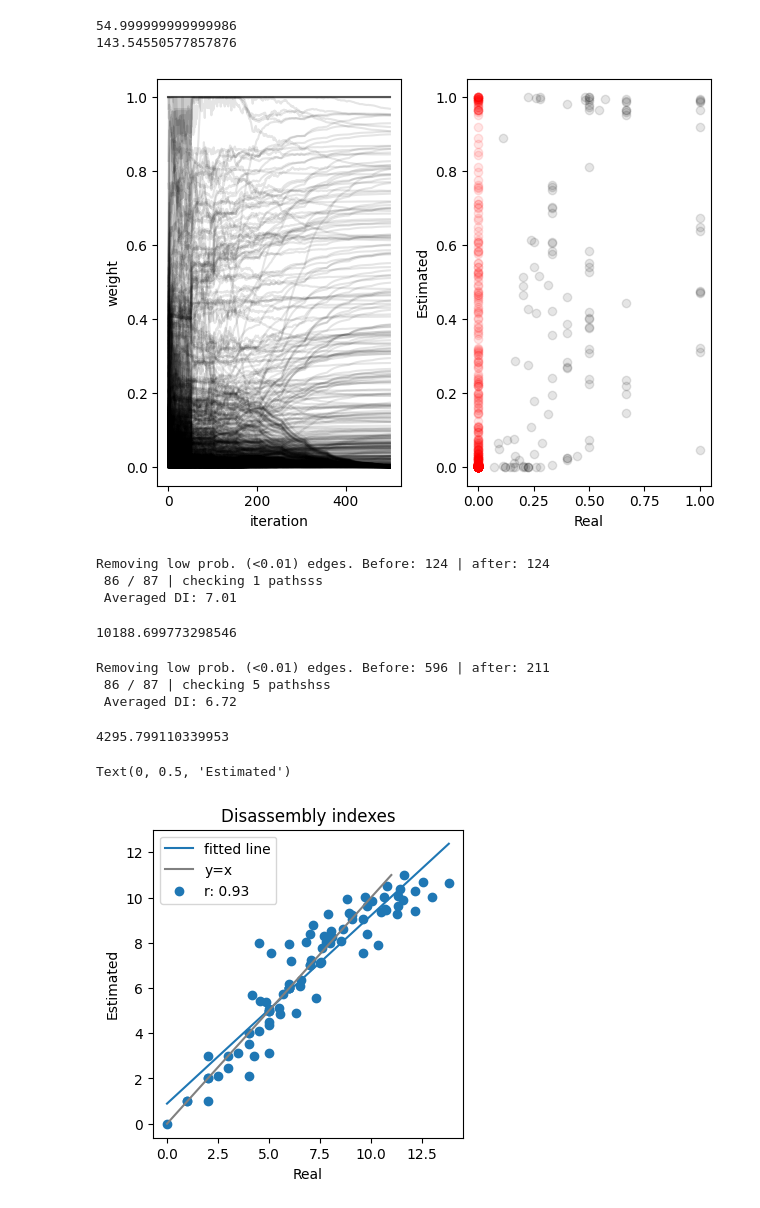
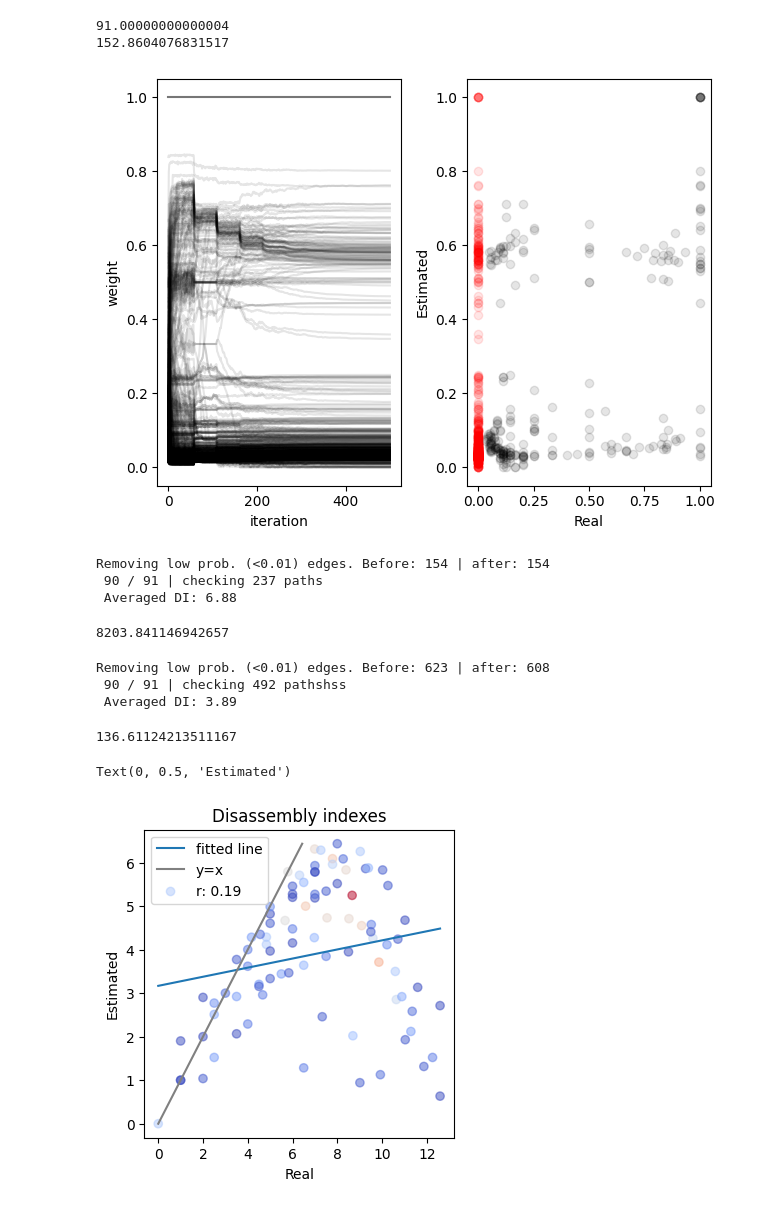
Before and after one commit to ErikHartman/disassembly, a Jupyter notebook: src/weight_estimation.ipynb, the cells around one changed output. Saved outputs shown, nothing was run; the diff lists cells and outputs as text; code cells hidden in the pictures.

```diff
--- a/src/weight_estimation.ipynb
+++ b/src/weight_estimation.ipynb
@@ -9,7 +9,7 @@ enzymes = enzyme_set(
         enzyme({"K": 0.5, "R": 0.5}, "trypsin"),
         enzyme({"V": 0.5, "I": 0.25, "A": 0.15, "T": 0.1}, "elne"),
     ],
-    [1 ,0, 0],  # activities
+    [1, 0, 0],  # activities
     [1, 0, 0],  # abundances
 )
 
@@ -18,7 +18,7 @@ P, sequence_graph = simulate_proteolysis(
     pr39,
     n_start=10,
     n_generate=500,
-    endo_or_exo_probability=[.5, .5],
+    endo_or_exo_probability=[0.5, 0.5],
     enzymes=enzymes,
 )
 # %% [output]
@@ -30,10 +30,10 @@ from disassembly.estimate_weights import estimate_weights
 G, kls, generated, weights = estimate_weights(
     P=P,
     meta_enzyme=enzymes.meta_enzyme,
-    exo_mult_factor=10,
+    exo_mult_factor=1,
     lr=2,
     n_iterations=500,
-    N_T=1000,
+    N_T=500,
     alpha=0.05,
 )
 
@@ -90,5 +89,6 @@ Learning rate decreased to 0.00390625
 # %%
 import numpy as np
+
 real_vs_estimated_weights = []
 for node in sequence_graph.nodes():
     sum_out_edges = sum(
@@ -102,27 +102,27 @@ for node in sequence_graph.nodes():
         if ~sequence_graph.has_edge(source, target):
             estimated_weight = data["weight"]
             real_vs_estimated_weights.append((np.nan, estimated_weight))
-print(sum([r for r,_ in real_vs_estimated_weights if str(r) != 'nan']))
-print(sum([e for _,e in real_vs_estimated_weights]))
+print(sum([r for r, _ in real_vs_estimated_weights if str(r) != "nan"]))
+print(sum([e for _, e in real_vs_estimated_weights]))
 # %% [output]
-54.999999999999986
-143.54550577857876
+91.00000000000004
+152.8604076831517
 # %%
 fig, axs = plt.subplots(1, 2)
 axs[0].set_ylabel("weight")
 axs[0].plot(weights.T, alpha=0.1, color="black")
 for r, e in real_vs_estimated_weights:
     if str(r) == "nan":
-        axs[1].scatter(0, e, color="red", alpha=.1)
+        axs[1].scatter(0, e, color="red", alpha=0.1)
     else:
-        axs[1].scatter(r, e, color="black", alpha=.1)
+        axs[1].scatter(r, e, color="black", alpha=0.1)
 axs[1].set_xlabel("Real")
 axs[1].set_ylabel("Estimated")
 axs[0].set_xlabel("iteration")
 plt.tight_layout()
 plt.show()
 # %% [output]
-[figure, old version]
+[figure, new version]
 # %%
 from disassembly.disassembly import get_disassembly_indexes
 from disassembly.disassembly import get_disassembly
@@ -130,45 +130,47 @@ from disassembly.disassembly import get_disassembly
 real_disassembly_indexes = get_disassembly_indexes(sequence_graph)
 get_disassembly(P, real_disassembly_indexes)
 # %% [output]
-Removing low prob. (<0.01) edges. Before: 124 | after: 124
- 86 / 87 | checking 1 pathsss
- Averaged DI: 7.01
+Removing low prob. (<0.01) edges. Before: 154 | after: 154
+ 90 / 91 | checking 237 paths
+ Averaged DI: 6.88
-10188.699773298546
+8203.841146942657
 # %%
-estimated_disassembly_indexes = get_disassembly_indexes(G, min_weight = 0.01)
+estimated_disassembly_indexes = get_disassembly_indexes(G, min_weight=0.01)
 get_disassembly(P, estimated_disassembly_indexes)
 # %% [output]
-Removing low prob. (<0.01) edges. Before: 596 | after: 211
- 86 / 87 | checking 5 pathshss
- Averaged DI: 6.72
+Removing low prob. (<0.01) edges. Before: 623 | after: 608
+ 90 / 91 | checking 492 pathshss
+ Averaged DI: 3.89
-4295.799110339953
+136.61124213511167
 # %%
 from scipy.stats import linregress
 import numpy as np
 
 
 fig = plt.figure(figsize=(4, 4))
 xs = []
 ys = []
+c = []
 for key in P.keys():
     xs.append((real_disassembly_indexes[key]))
     ys.append((estimated_disassembly_indexes[key]))
+    c.append(P[key])
 
 regress = linregress(xs, ys)
 
 plt.plot(
     np.linspace(0, max(xs)),
     regress.intercept + np.linspace(0, max(xs)) * regress.slope,
     label="fitted line",
 )
 
 plt.plot(np.linspace(0, max(ys)), np.linspace(0, max(ys)), color="gray", label="y=x")
-plt.scatter(xs, ys, label=f"r: {regress.rvalue:.2f}")
+plt.scatter(xs, ys, label=f"r: {regress.rvalue:.2f}", c=c, cmap="coolwarm", alpha=0.5)
 plt.legend()
 plt.title("Disassembly indexes")
 
 plt.xlabel("Real")
 plt.ylabel("Estimated")
 # %% [output]
 Text(0, 0.5, 'Estimated')
-[figure, old version]
+[figure, new version]
```
Also changed, not shown: parts of 4 cells of this notebook, 3 other files.
